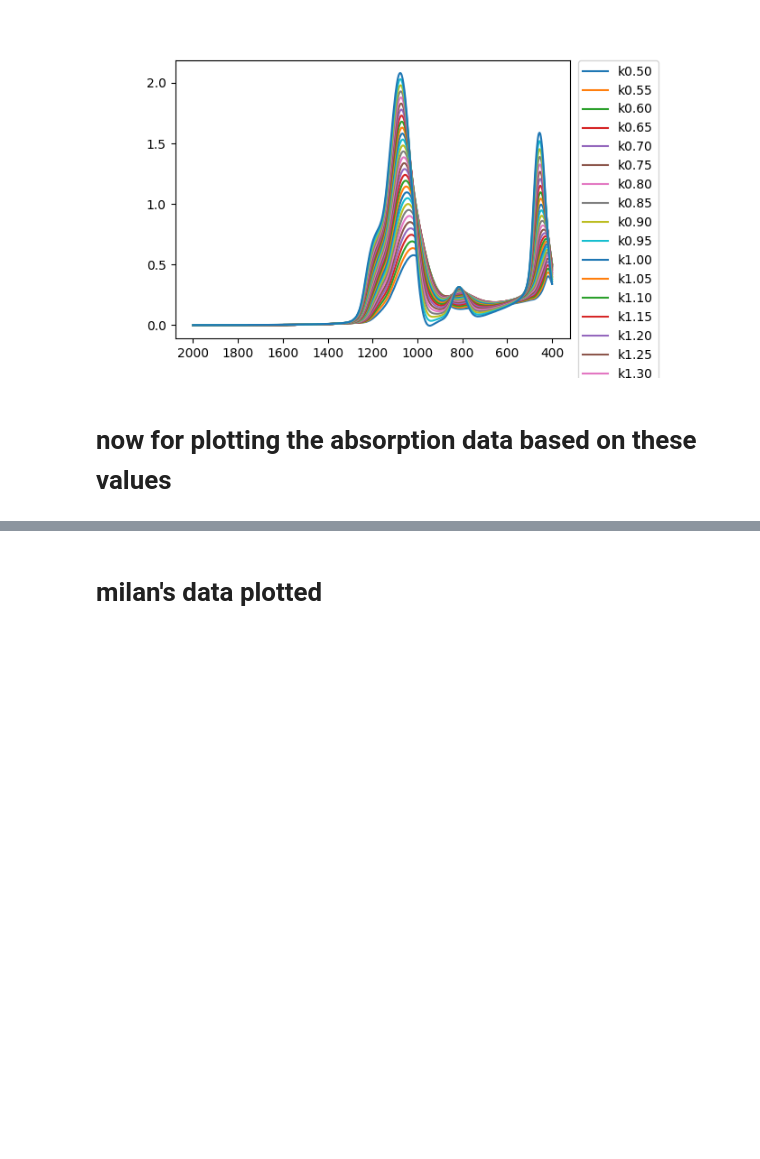
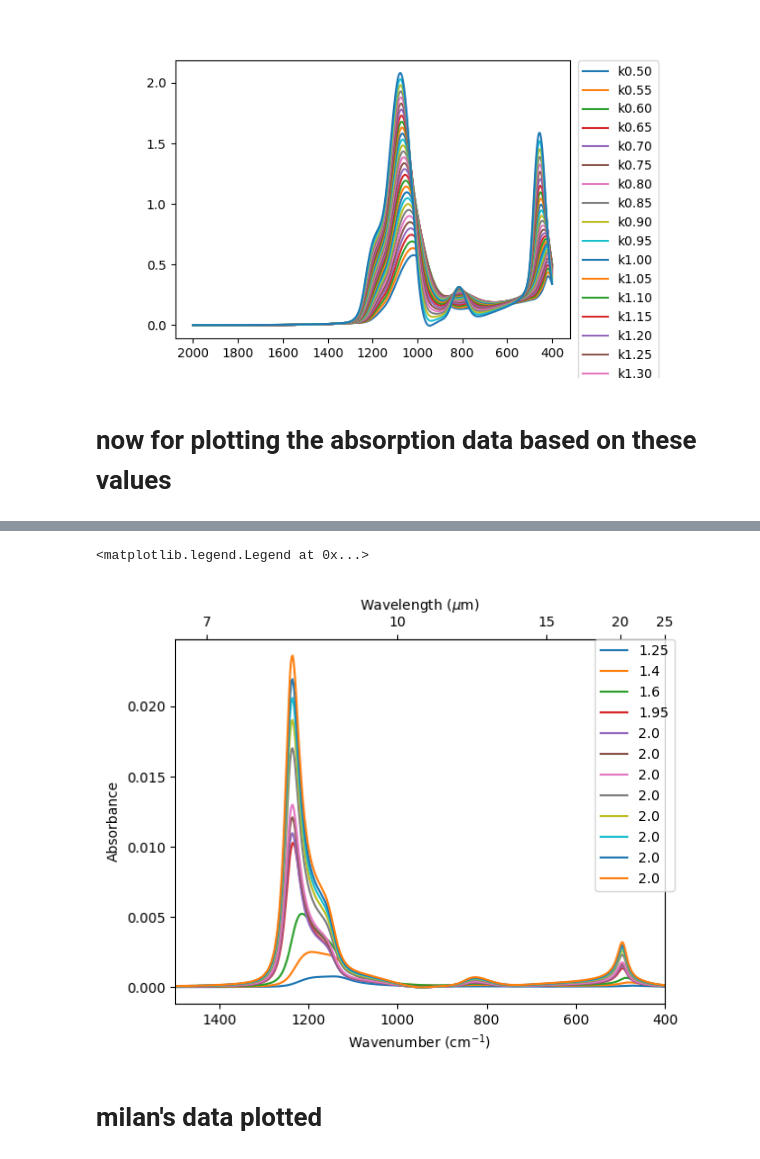
Before and after one commit to ehremington/ir-spec, a Jupyter notebook: 260618-all-plots.ipynb, the cells around one changed output, grey strips where cells are left out. Cells and saved outputs as stored; diff of their text form; code cells hidden in the pictures; blank space fills up the shorter version.

```diff
--- a/260618-all-plots.ipynb
+++ b/260618-all-plots.ipynb
@@ -402,3 +280,74 @@ df0
+# %%
+def singleDataRun(df, d, run):
+    cols = ['wavenumber', 'wavelength', f'n{run:.2f}', f'k{run:.2f}', 'n0', 'k0', 'n2', 'k2']
+    df0 = df.loc[:, cols].copy()
+    df0['rtot'] = np.zeros(len(df), dtype=np.complex128)
+
+    # optional: rename selected run to generic names used downstream
+    df0 = df0.rename(columns={
+        f'n{run:.2f}': 'n1',
+        f'k{run:.2f}': 'k1',
+    })
+
+    for i in df0.index:
+        df0.at[i, 'rtot'] = r_p_tot(
+            df0.at[i, 'n0'], df0.at[i, 'n1'], df0.at[i, 'n2'],
+            df0.at[i, 'k0'], df0.at[i, 'k1'], df0.at[i, 'k2'],
+            d, th0, df0.at[i, 'wavelength']
+        )
+
+    df0['R'] = np.abs(df0['rtot'])**2
+
+    r_gold = r_p(
+        df0["n0"], df0["n2"],
+        df0["k0"], df0["k2"],
+        th0
+    )
+
+    df0["R_gold"] = np.abs(r_gold)**2
+
+    df0["absorbance"] = np.log10(df0["R"] / df0["R_gold"])
+
+    return(df0)
+
+def singlePlot(df):
+    fig, ax = plt.subplots()
+    ax.set_xlabel(r'Wavenumber (cm$^{-1}$)')
+    ax.set_ylabel('Absorbance')
+    ax.invert_xaxis()
+    ax.plot(df.wavenumber, df.absorbance)
+
+
+d_values = np.asarray([0.165,  0.37, 0.46, 0.48, 0.49, 0.54, 0.58, 0.76,  0.85, 0.92, 0.98, 1.055])*10**-7
+runs =     [1.25, 1.40, 1.60, 1.95, 2.00, 2.00, 2.00,  2.00,  2.00, 2.00, 2.00, 2.00]
+
+fig, ax = plt.subplots() #figsize=(5, 3)) #,constrained_layout=True)
+ax.set_xlabel(r'Wavenumber (cm$^{-1}$)')
+ax.set_ylabel('Absorbance')
+
+for i in range(0,12):
+    d = d_values[i]
+    run = runs[i]
+    df0 = singleDataRun(df, d, run)
+    #ax.plot(df0.wavenumber, df0.absorbance)
+
+    ax.plot(df0.wavenumber, df0.absorbance)
+
+ax.legend(runs)
+ax.set_xlim(1500,400)
+
+wave_ticks = [7, 10, 15, 20, 25]   # in microns
+
+
+sec = ax.secondary_xaxis('top', functions=(reciprocal_cm_um, reciprocal_cm_um))
+sec.set_xlabel(r'Wavelength ($\mu$m)')
+sec.set_xticks(wave_ticks)
+sec.xaxis.set_major_formatter(mticker.StrMethodFormatter('{x:g}'))
+
+ax.legend(runs, bbox_to_anchor=(1.02, 1.0), borderaxespad=0)
+# %% [output]
+<matplotlib.legend.Legend at 0x...>
+[figure, added]
 # %% [markdown]
 # milan's data plotted
 # %%
```
Also changed, not shown: parts of 15 cells of this notebook, 7 other files.
